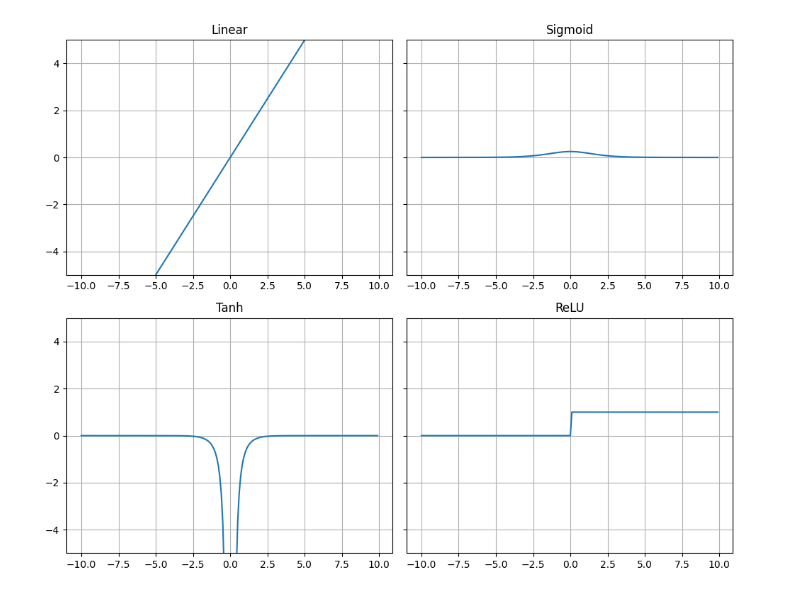
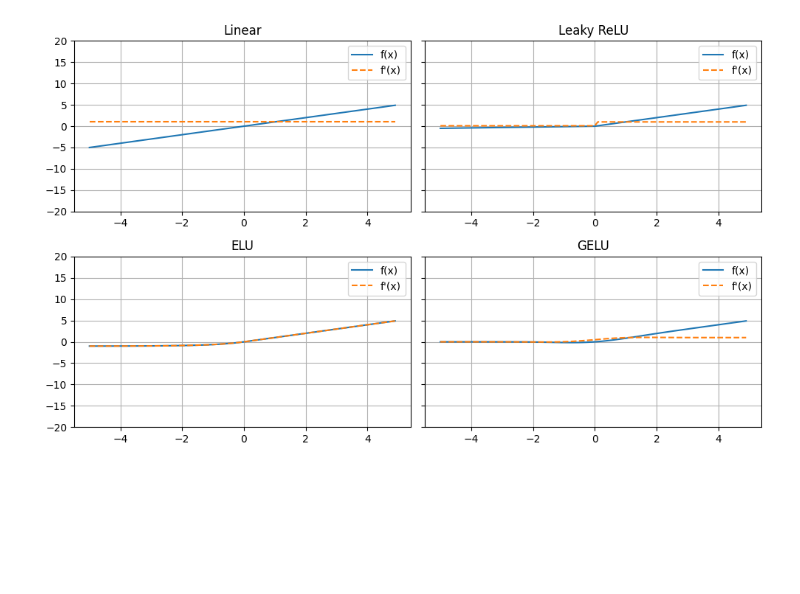
Before and after one commit to ManushKalwari/ML-basics, a Jupyter notebook: activations_and_losses.ipynb, the cells around one changed output. Saved outputs shown, nothing was run; the diff lists cells and outputs as text; code cells hidden in the pictures; blank space fills up the shorter version.

```diff
--- a/activations_and_losses.ipynb
+++ b/activations_and_losses.ipynb
@@ -21,6 +65,6 @@ def tanh_derivative(x):
 def relu_derivative(x):
     return np.where(x>0, 1, 0)
 # %%
-x = np.arange(-10.0,10.0,0.1)
+x = np.arange(-5.0,5.0,0.1)
 #print(x)
 # %%
@@ -49,23 +174,50 @@ plt.show()
+# %%
+def elu(alpha, x):
+  return np.where(x > 0, x, alpha * (np.exp(x) - 1))
+  # or the other way to this is using boolean mask (x>0)
+  #return (x > 0) * x + (x <= 0) * alpha * (np.exp(x) - 1)
+
+
+def derivative_elu(alpha, x):
+  return np.where(x > 0, x, alpha * (np.exp(x) - 1))
+# %%
+from math import pi
+from scipy.special import erf
+
+def gelu(x):
+    return 0.5*x*(1 + erf(x/np.sqrt(2)))
+
+def derivative_gelu(x):
+    return 0.5*(1+erf(x/np.sqrt(2))) + x/(np.sqrt(2)*pi) * np.exp(-x*x/2)
 # %%
-fig, axs = plt.subplots(2, 2, figsize=(10, 8), sharey=True)
+fig, axs = plt.subplots(2, 2, figsize=(10, 6), sharey=True)
 
-axs[0, 0].plot(x, x)
+# Linear
+axs[0, 0].plot(x, x, label="f(x)")
+axs[0, 0].plot(x, np.ones_like(x), '--', label="f'(x)")
 axs[0, 0].set_title("Linear")
 
-axs[0, 1].plot(x, sigmoid_derivative(x))
-axs[0, 1].set_title("Sigmoid")
+# Leaky ReLU
+axs[0, 1].plot(x, leaky_relu(0.1, x), label="f(x)")
+axs[0, 1].plot(x, derivative_leaky_relu(0.1, x), '--', label="f'(x)")
+axs[0, 1].set_title("Leaky ReLU")
 
-axs[1, 0].plot(x, tanh_derivative(x))
-axs[1, 0].set_title("Tanh")
+# ELU
+axs[1, 0].plot(x, elu(1, x), label="f(x)")
+axs[1, 0].plot(x, derivative_elu(1, x), '--', label="f'(x)")
+axs[1, 0].set_title("ELU")
 
-axs[1, 1].plot(x, relu_derivative(x))
-axs[1, 1].set_title("ReLU")
+# GELU
+axs[1, 1].plot(x, gelu(x), label="f(x)")
+axs[1, 1].plot(x, derivative_gelu(x), '--', label="f'(x)")
+axs[1, 1].set_title("GELU")
 
 for ax in axs.flat:
-    ax.set_ylim([-5, 5])
+    ax.set_ylim([-20, 20])
     ax.grid(True)
+    ax.legend()
 
 plt.tight_layout()
 plt.show()
 # %% [output]
-[figure, old version]
+[figure, new version]
```
Also changed, not shown: parts of 4 cells of this notebook.
